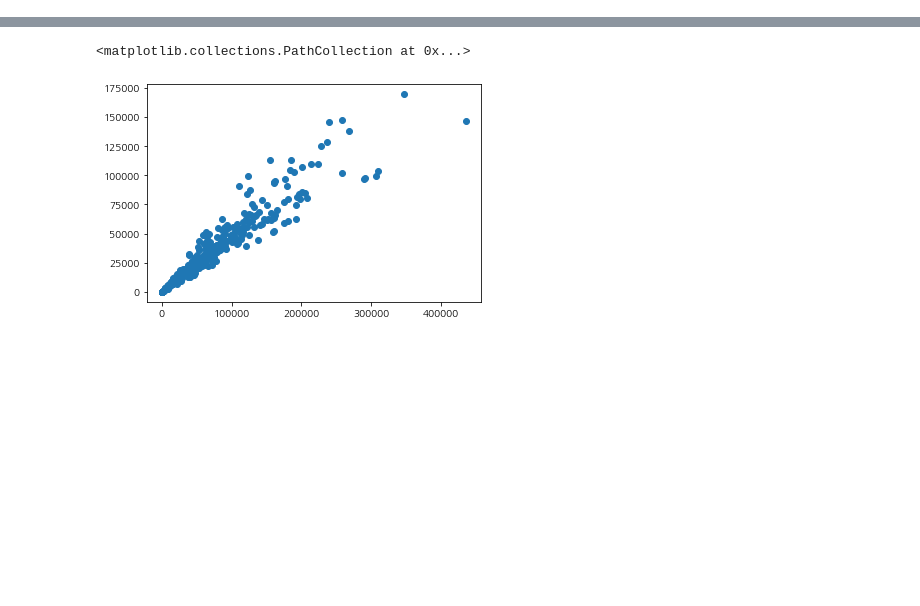
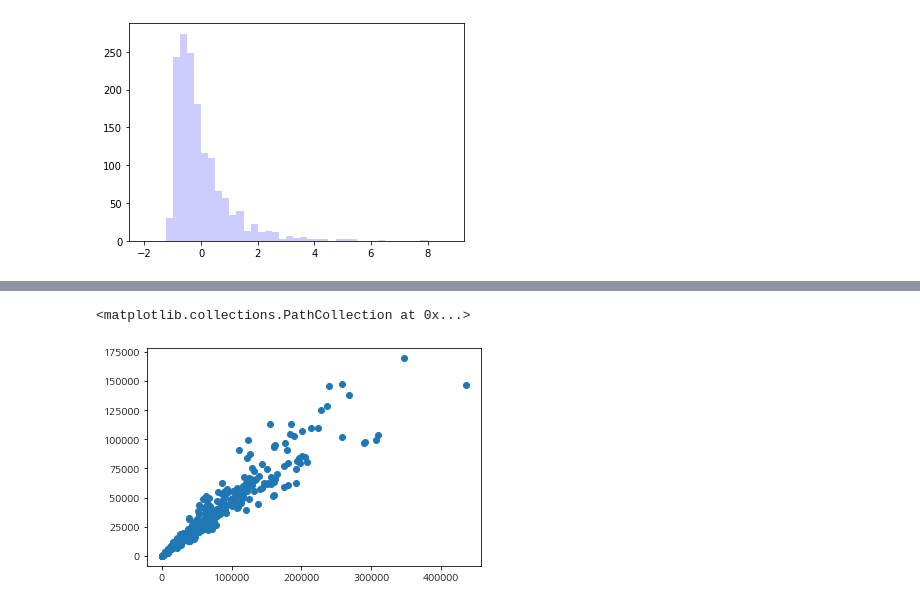
Before and after one commit to yoona3316/Datamining_subway, a Jupyter notebook: preprocessing.ipynb, the cells around one changed output, grey strips where cells are left out. Saved outputs shown, nothing was run; the diff lists cells and outputs as text; code cells hidden in the pictures; blank space fills up the shorter version.

```diff
--- a/preprocessing.ipynb
+++ b/preprocessing.ipynb
@@ -122,0 +146,13 @@ f.close()
+# %%
+#Normalization of total_inout_pop.
+
+mu_tot = np.mean(objects[:,10])
+sigma_tot = np.std(objects[:,10])
+
+for id in range(len(objects)):
+    norm_objects[id][10] = (objects[id][10] - mu_tot) / sigma_tot
+# %%
+plt.hist(norm_objects[:,10], bins=np.arange(-2, 9, 0.25), alpha=0.2, color = 'b') # total_pop.
+plt.show()
+# %% [output]
+[figure, added]
```
Also changed, not shown: parts of 8 cells of this notebook.
